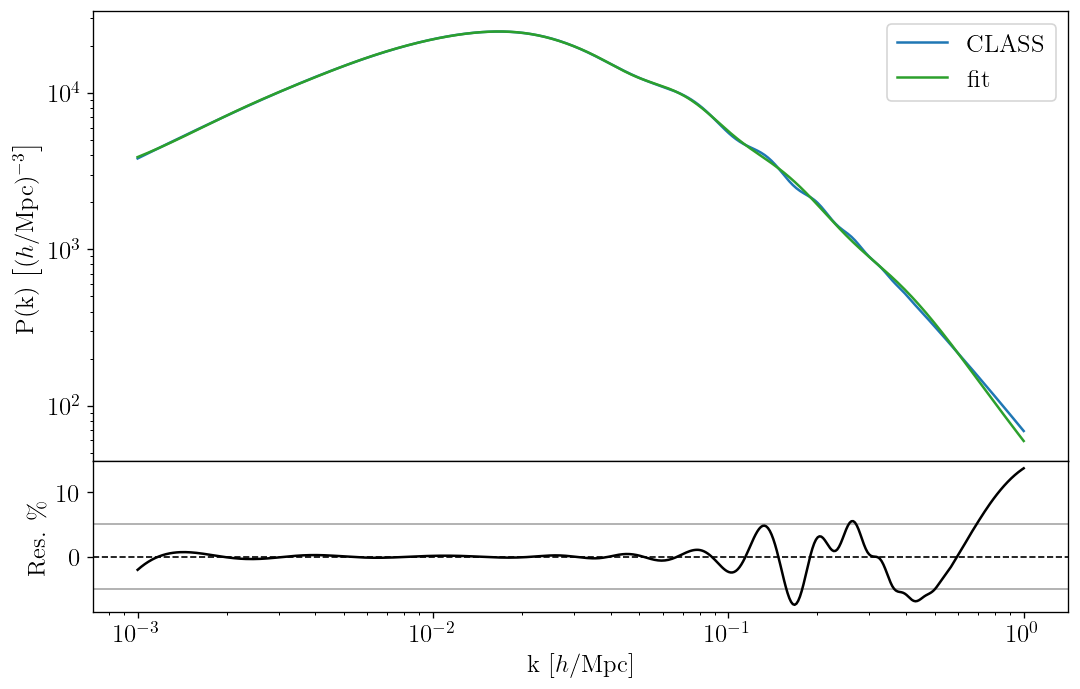
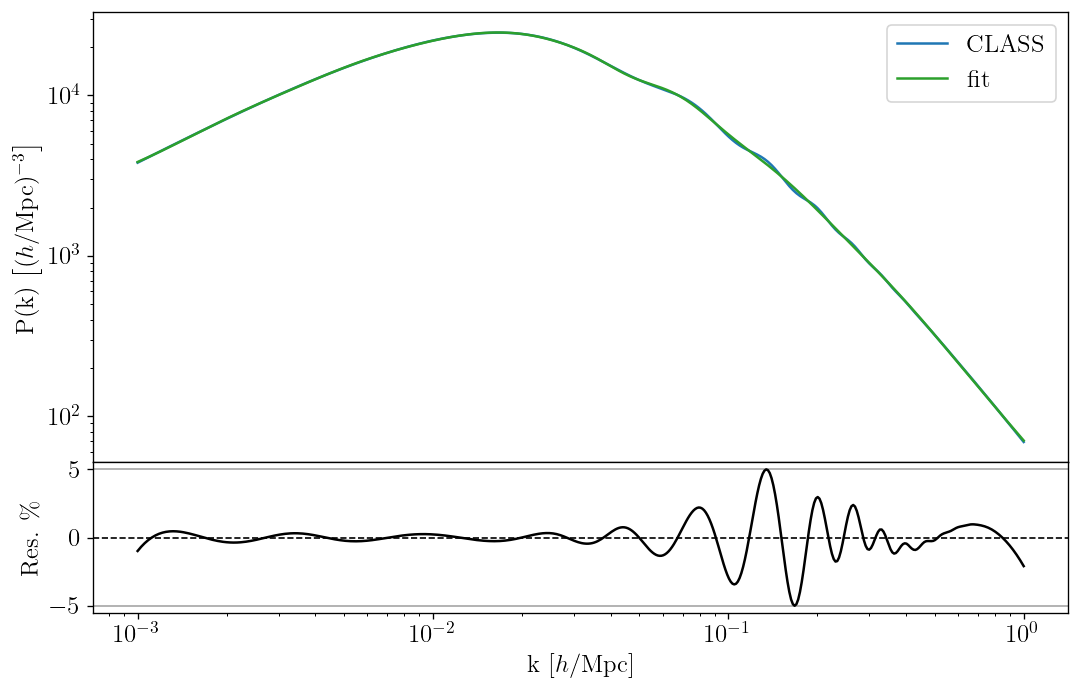
The notebook cell's code change between the first figure and the second:
--- before
+++ after
@@ -10,5 +10,5 @@
 n = np.arange(0, 16)
 
-print(sum(j_n))
+
 
 
@@ -45,4 +45,15 @@
 
 
+
+# Use weighted least squares alpha = (X^T * W * X)^-1 * X^T * W * Plin
+# W: weight matrix -> W=diag(1/err^2), where err = 1e-6*P_lin
+
+err = Pk
+W = np.diag(1e10/err**2)
+
+#for i, y in enumerate(Pk):
+#    print(f"Pk_{i} = {y}")
+
+
 X = np.zeros((k_size, N))
 
@@ -50,9 +61,28 @@
     X[idx, :] = f_n(n, k2, k2_peak_n, k2_UV_n, i_n, j_n)
 
+#for i in range(k_size):
+#    for j in range(16):
+#        print(f"X[{i}][{j}] = {X[i][j]}")
+
+
+
+
+
+
+
+
+    
+
 XT_X_inv = np.linalg.inv( np.dot(X.T, X) ) 
-M = np.dot(XT_X_inv, X.T)
+XT_W_X_inv = np.linalg.inv( np.dot( X.T , np.dot(W, X) ) ) 
+A = np.dot( X.T , np.dot(W, X) )
+A_inv = np.linalg.inv( A) 
+M = np.dot( A_inv , np.dot(X.T,W) )
 alpha_n = np.dot(M, Pk)
+print("alpha_n", alpha_n)
+print("alpha_c", c_alpha)
 
-Pk_fit = np.dot(X, alpha_n)
+
+Pk_fit = np.dot(X, c_alpha)
 residuals = 100*(1 - Pk_fit/Pk)
 
@@ -65,4 +95,5 @@
 ax1.plot(k/h, Pk_fit*h**3, color="tab:green", label="fit")
 ax1.set_ylabel(rf"P(k) $\left[(h/\mathrm{{Mpc}})^{{-3}}\right]$")
+#ax1.set_xlim(1e-3, 0.5)
 ax1.set_xscale("log")
 ax1.set_yscale("log")
@@ -76,4 +107,5 @@
 ax2.axhline(5, color='grey', alpha=0.7, linestyle='-', linewidth=1)
 ax2.plot(k/h, residuals, color='black', label="Residuals")
+#ax2.set_xlim(1e-3, 0.5)
 #ax2.set_ylim(-7, 7)
 

Commit: Some debugging in bispectrum triangle integrals. New file which fits the linear matter power spectrum.